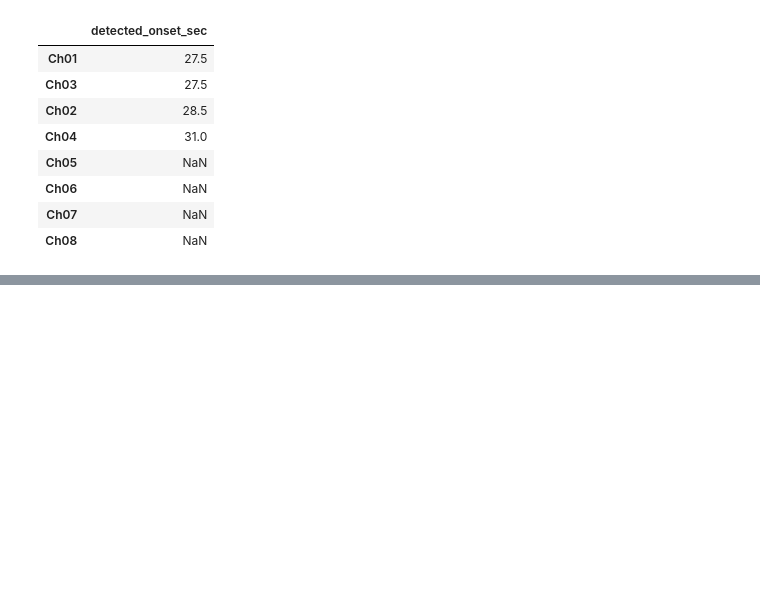
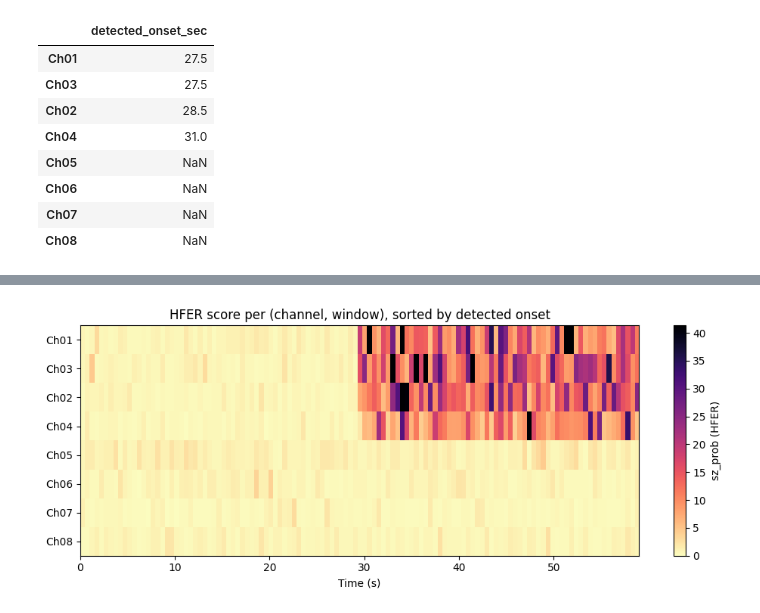
Before and after one commit to wojemann/DynaSD, a Jupyter notebook: examples/quickstart.ipynb, the cells around one changed output, grey strips where cells are left out. Cells and saved outputs as stored; diff of their text form; code cells hidden in the pictures; blank space fills up the shorter version.

```diff
--- a/examples/quickstart.ipynb
+++ b/examples/quickstart.ipynb
@@ -161,0 +144,23 @@ plt.show()
+# %%
+# Sort channels by detected onset time; NaN onsets sink to the bottom.
+detected = onsets.iloc[0]
+order = sorted(
+    X.columns,
+    key=lambda c: (np.inf if pd.isna(detected[c]) else detected[c], c),
+)
+sorted_idx = [list(X.columns).index(c) for c in order]
+
+fig, ax = plt.subplots(figsize=(10, 4))
+heatmap = sz_prob[order].T.values  # (n_channels, n_windows)
+extent = [sz_prob.index[0], sz_prob.index[-1], len(order), 0]  # y inverted: row 0 at top
+im = ax.imshow(heatmap, aspect="auto", cmap="magma_r", extent=extent,
+               vmin=0, vmax=np.percentile(heatmap, 99))
+ax.set_yticks(np.arange(len(order)) + 0.5)
+ax.set_yticklabels(order)
+ax.set_xlabel("Time (s)")
+ax.set_title("HFER score per (channel, window), sorted by detected onset")
+fig.colorbar(im, ax=ax, label="sz_prob (HFER)")
+fig.tight_layout()
+plt.show()
+# %% [output]
+[figure, added]
```
Also changed, not shown: parts of 7 cells of this notebook.
